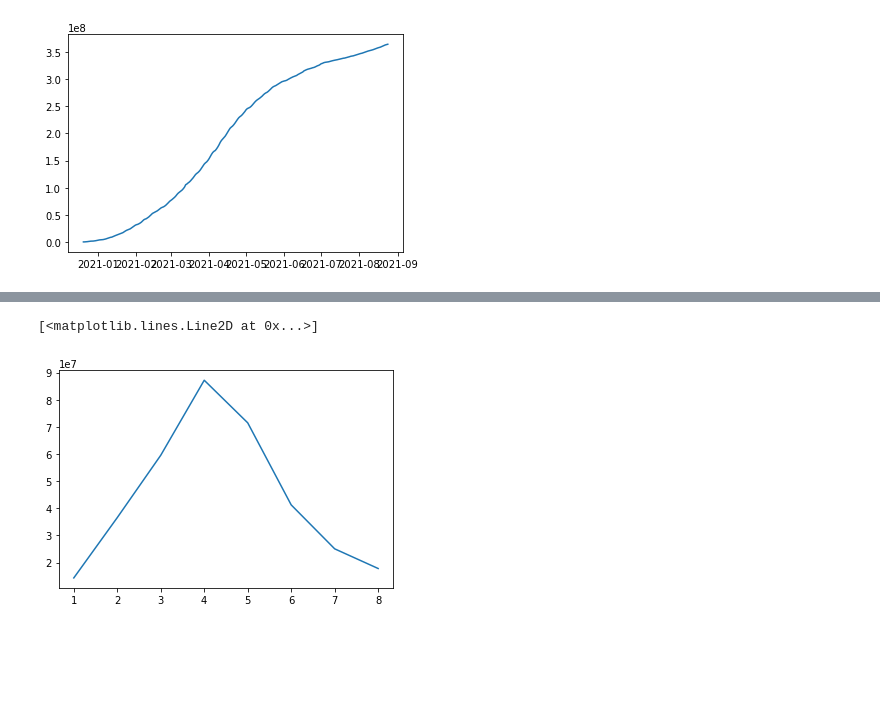
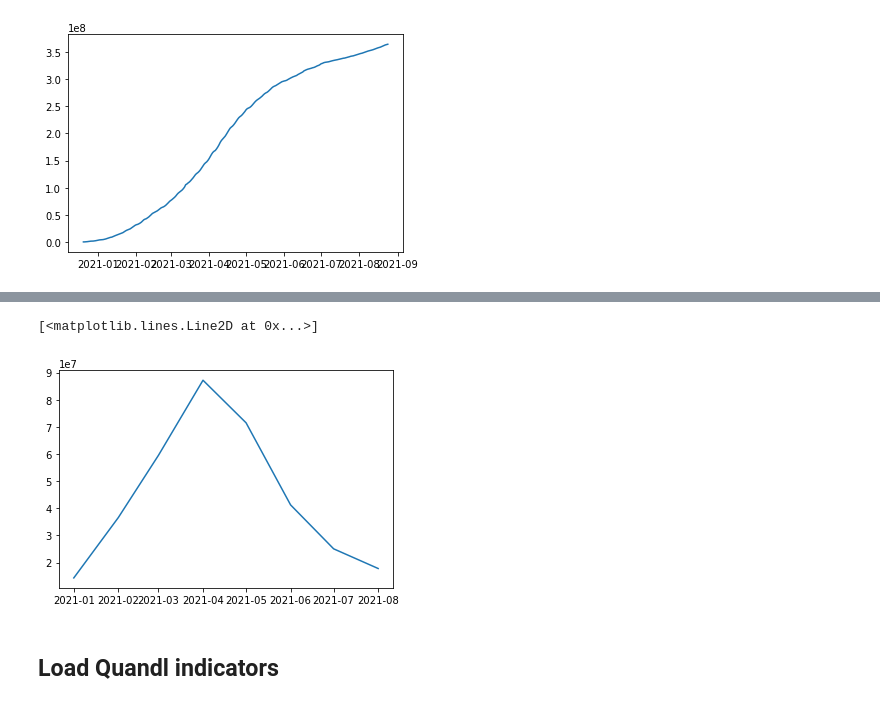
Before and after one commit to michelleazee/KPMG_forecasting_model, a Jupyter notebook: script/Sector_Models/Consumer_Discretionary.ipynb, the cells around one changed output, grey strips where cells are left out. Saved outputs shown, nothing was run; the diff lists cells and outputs as text; code cells hidden in the pictures; blank space fills up the shorter version.

```diff
--- a/script/Sector_Models/Consumer_Discretionary.ipynb
+++ b/script/Sector_Models/Consumer_Discretionary.ipynb
@@ -347,6 +385,7 @@ vaccines.head()
 | Afghanistan | AFG | 2021-04-07 | 120000 |
 | Afghanistan | AFG | 2021-04-22 | 240000 |
 # %%
-vac_filt = vaccines.loc[('United States'), :]
-vac_filt = vac_filt.reset_index().set_index('Date')
+# filter to only US covid vaccinations
+vac = vaccines.loc[('United States'), :]
+vac = vac.reset_index().set_index('Date')
 # %%
@@ -381,0 +396,11 @@ vac_filt.head()
+# %%
+vac['month'] = vac.index.month
+vac['year'] = vac.index.year
+vac = vac.groupby([vac.year, vac.month]).mean()
+vac = vac.reset_index()
+vac['Date'] = pd.to_datetime(vac[['year', 'month']].assign(DAY=1))
+vac = vac.set_index('Date')
+
+vac['vac_mom_ch'] = vac.total_vaccinations.diff(1)
+vac = vac.drop(['year', 'month'], 1)
+vac.head()
@@ -382,5 +415,7 @@ vac_filt.head()
 # %%
-plt.plot(vac_filt.vac_inc)
+plt.plot(vac.vac_mom_ch)
 # %% [output]
 [<matplotlib.lines.Line2D at 0x...>]
-[figure, old version]
+[figure, new version]
+# %% [markdown]
+## Load Quandl indicators
```
Also changed, not shown: parts of 46 cells of this notebook.
